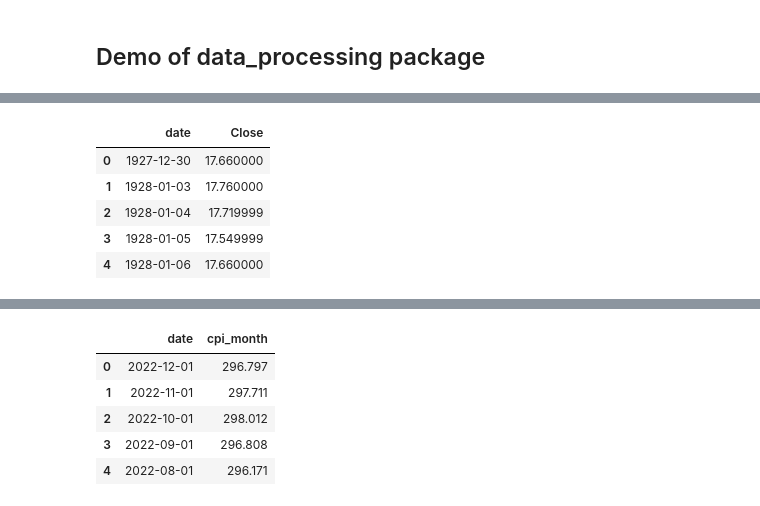
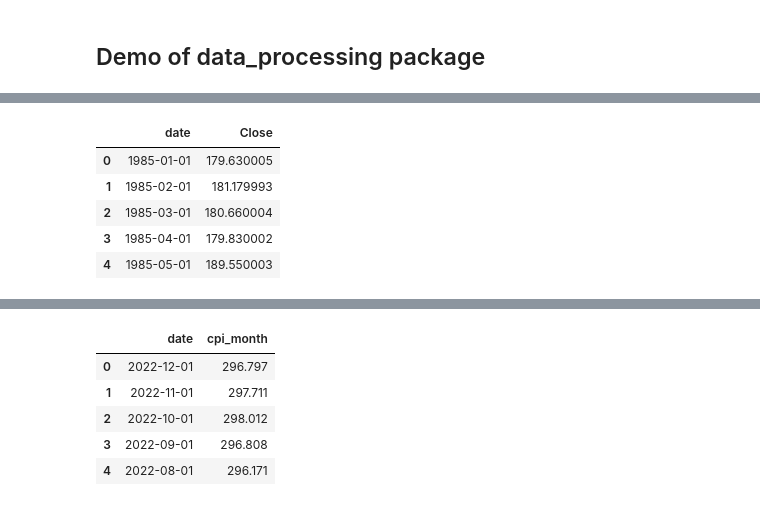
Before and after one commit to Amethyst1016/DATA534_Project, a Jupyter notebook: demo.ipynb, the cells around one changed output, grey strips where cells are left out. Saved outputs shown, nothing was run; the diff lists cells and outputs as text; code cells hidden in the pictures.

```diff
--- a/demo.ipynb
+++ b/demo.ipynb
@@ -10,13 +32,13 @@ from data_processing import *
 # %%
-SP500 = pd.read_csv('data/SP500_original.csv', parse_dates=['date'])
-SP500.head()
+SP500_month = pd.read_csv('data/SP500_original.csv', parse_dates=['date'])
+SP500_month.head()
 # %% [output]
 |  | date | Close |
-| 0 | 1927-12-30 | 17.660000 |
-| 1 | 1928-01-03 | 17.760000 |
-| 2 | 1928-01-04 | 17.719999 |
-| 3 | 1928-01-05 | 17.549999 |
-| 4 | 1928-01-06 | 17.660000 |
+| 0 | 1985-01-01 | 179.630005 |
+| 1 | 1985-02-01 | 181.179993 |
+| 2 | 1985-03-01 | 180.660004 |
+| 3 | 1985-04-01 | 179.830002 |
+| 4 | 1985-05-01 | 189.550003 |
 # %%
 SP500_industry = pd.read_csv('data/SP500_industry.csv', parse_dates=['date'])
 SP500_industry.head()
```
Also changed, not shown: parts of 21 cells of this notebook, 2 other files.
